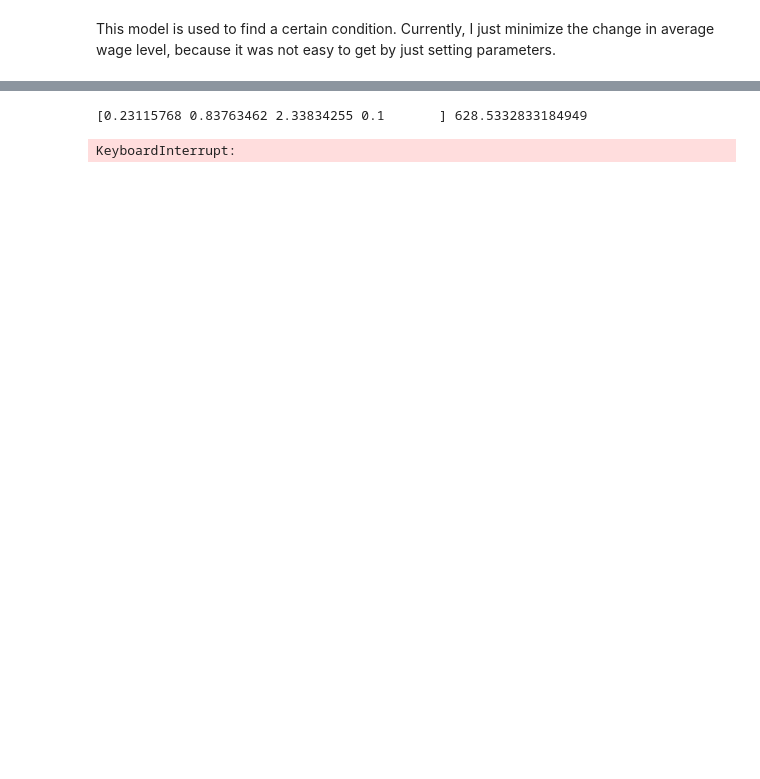
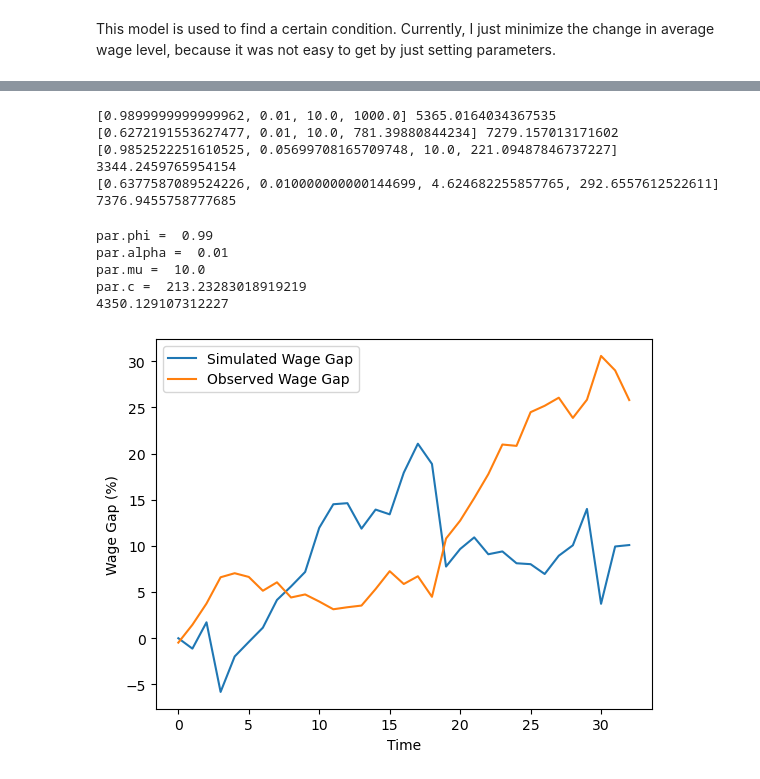
Before and after one commit to peter-l-ravn/Danish-Wage-Gap-Model, a Jupyter notebook: estimation.ipynb, the cells around one changed output, grey strips where cells are left out. Drawn from its saved outputs; the diff is of its cells as text; code cells hidden in the pictures; blank space fills up the shorter version.

Commit message:
PLR: Estimation

```diff
--- a/estimation.ipynb
+++ b/estimation.ipynb
@@ -45,9 +30,9 @@ linear_constraint = LinearConstraint(A, lb, ub)
 # %%
 param_spec = {
-    "par.phi":   {"value": par.phi,  "bounds": (0.01, 0.99),  "active": True},
+    "phi":   {"value": par.phi,  "bounds": (0.01, 0.99),  "active": True},
     "alpha":    {"value": par.alpha,  "bounds": (0.01, 0.99),  "active": True},
     "mu":     {"value": par.mu,  "bounds": (1.0, 10.0), "active": True},
-    "c":        {"value": par.c,  "bounds": (0.1, 100.0),  "active": True},
+    "c":        {"value": par.c,  "bounds": (0.1, 1000.0),  "active": True},
 }
 
 
@@ -77,9 +62,12 @@ def objective(x):
 
     model.simulate_transition()
 
-    wage_gap_sim = (np.average(model.sim.avg_wage[:, -5::]/model.sim.avg_wage[0, -5::], axis=1) - np.average(model.sim.avg_wage[:, :5]/model.sim.avg_wage[0, :5], axis=1))*100
+    wage_gap_sim = (
+        np.average(model.sim.avg_wage[:, -5::] / model.sim.avg_wage[0, -5::], axis=1)
+        - np.average(model.sim.avg_wage[:, :5] / model.sim.avg_wage[0, :5], axis=1)
+    ) * 100
 
-    wage_gap_data = np.loadtxt('Exogenous_estimation/wage_gap_data_mock.csv', delimiter=',')
+    wage_gap_data = np.loadtxt('Exogenous_estimation/wage_gap_data_mock.csv', delimiter=',')[1:]
 
     SSE = np.sum((wage_gap_sim - wage_gap_data)**2)
 
@@ -88,7 +76,7 @@ def objective(x):
     return SSE
 
 
-def optimize_and_plot(single_run=True, optimizer_trials=optimizer_trials):
+def optimize_and_plot(single_run=True, optimizer_trials=2):
     runs = []
 
     n_runs = 1 if single_run else optimizer_trials
@@ -101,19 +89,16 @@ def optimize_and_plot(single_run=True, optimizer_trials=optimizer_trials):
             x0=x0_random,
             bounds=bounds,
             method="Nelder-Mead",
+            options={'maxiter': 20000, 'disp': False}
         )
 
         runs.append(result)
 
-        print(result.x, result.fun)
+        print(list(result.x), result.fun)
 
-        if not single_run and result.fun < 0.0:
-            break
+    model.setup()
 
     result = min(runs, key=lambda r: r.fun)
-
-    if not single_run and result.fun >= 0.0:
-        print("Warning: Optimization did not converge to a solution with negative objective value.")
 
     optimized_values = result.x
     apply_params(par, active_names, optimized_values)
@@ -125,6 +110,7 @@ def optimize_and_plot(single_run=True, optimizer_trials=optimizer_trials):
     for name in active_names:
         print("par." + name + " = ", getattr(par, name))
 
+
     model.solve()
     model.simulate_transition()
 
@@ -135,7 +121,46 @@ def optimize_and_plot(single_run=True, optimizer_trials=optimizer_trials):
 
     plot_series(wage_gap, title="Wage Gap across Cohorts", ylabel="Wage Gap (%)")
 
-optimize_and_plot(single_run=False, optimizer_trials=20)
+    return runs, optimized_values
+
+runs, optimized_values = optimize_and_plot(single_run=False, optimizer_trials=100)
 # %% [output]
-[0.23115768 0.83763462 2.33834255 0.1       ] 628.5332833184949
+[0.9899999999999962, 0.01, 10.0, 1000.0] 5365.0164034367535
+[0.6272191553627477, 0.01, 10.0, 781.39880844234] 7279.157013171602
+[0.9852522251610525, 0.05699708165709748, 10.0, 221.09487846737227] 3344.2459765954154
+[0.6377587089524226, 0.010000000000144699, 4.624682255857765, 292.6557612522611] 7376.9455758777685
-KeyboardInterrupt:
+# %%
+model.setup()
+
+optimized_values = optimized_values
+
+apply_params(par, active_names, optimized_values)
+
+for name in active_names:
+    print("par." + name + " = ", getattr(par, name))
+
+model.solve()
+model.simulate_transition()
+
+wage_gap = (
+    np.average(model.sim.avg_wage[:, -1::] / model.sim.avg_wage[0, -1::], axis=1)
+    - np.average(model.sim.avg_wage[:, :1] / model.sim.avg_wage[0, :1], axis=1)
+) * 100
+
+data = np.loadtxt('Exogenous_estimation/wage_gap_data_mock.csv', delimiter=',')[1:]
+
+print(np.sum((wage_gap - data)**2))
+
+plt.plot(wage_gap, label='Simulated Wage Gap')
+plt.plot(data, label='Observed Wage Gap')
+plt.xlabel('Time')
+plt.ylabel('Wage Gap (%)')
+plt.legend()
+plt.show()
+# %% [output]
+par.phi =  0.99
+par.alpha =  0.01
+par.mu =  10.0
+par.c =  213.23283018919219
+4350.129107312227
+[figure, added]
```
Also changed, not shown: parts of 9 cells of this notebook, 4 other files.
